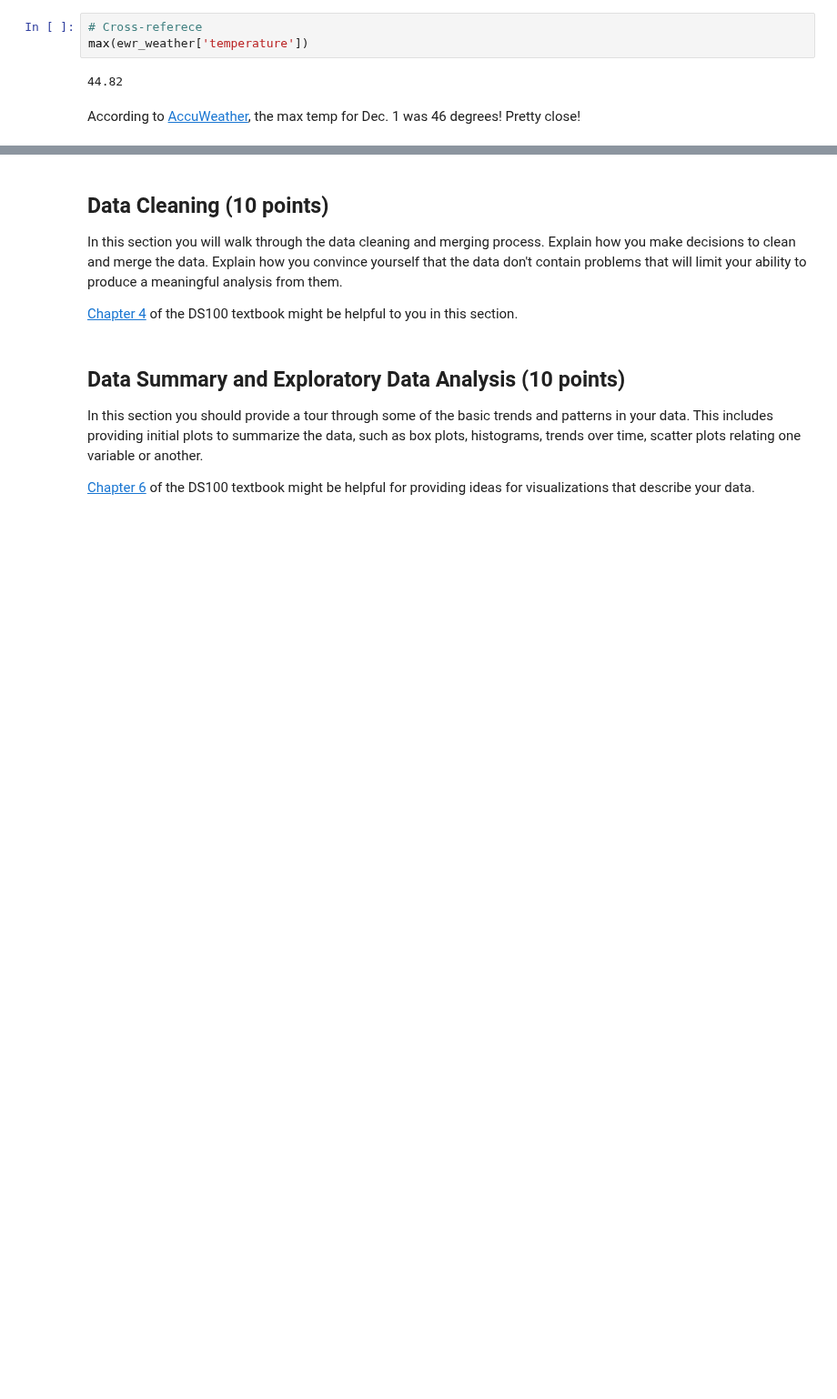
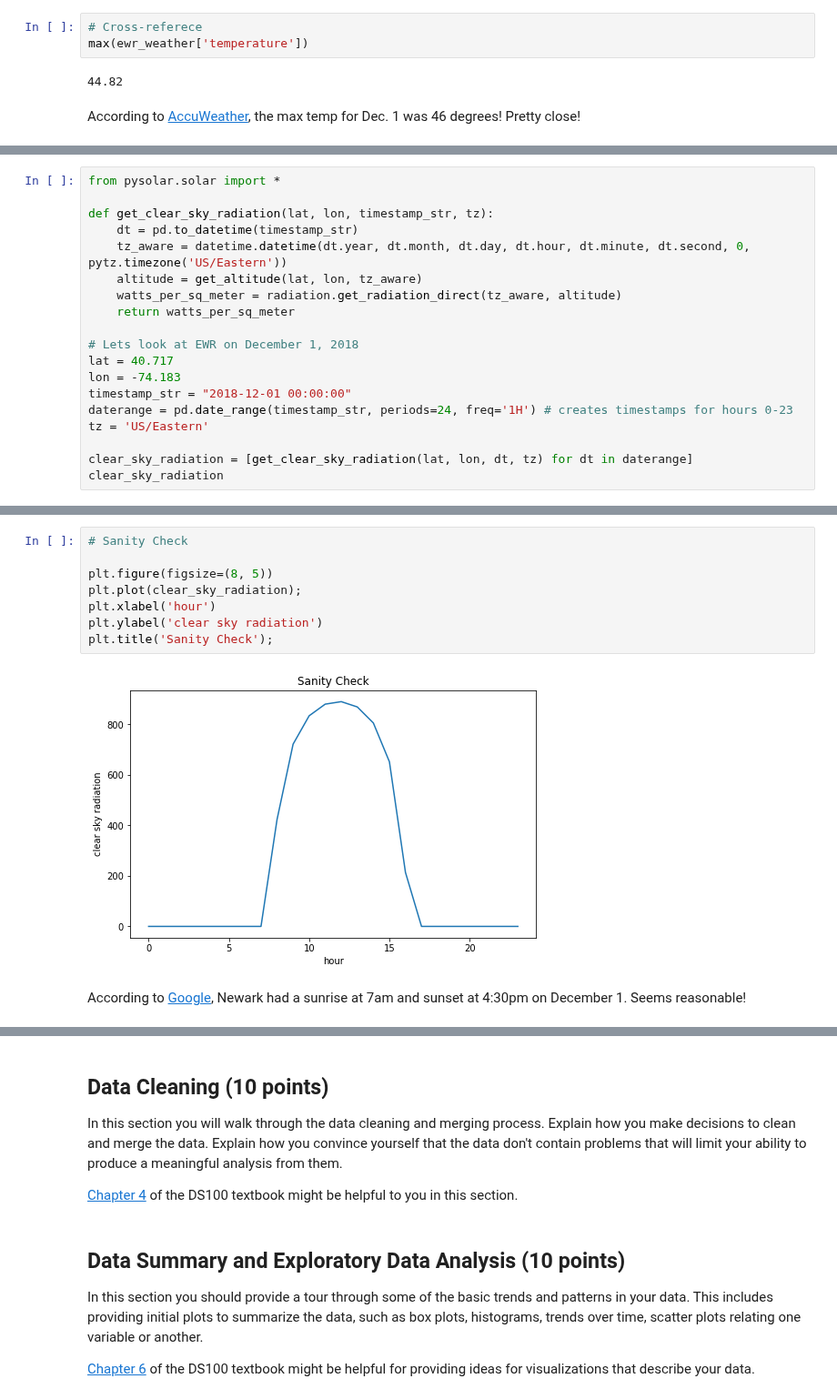
Before and after one commit to jackcsullivan/ER190C_final_proj, a Jupyter notebook: FinalProject.ipynb, the cells around one changed output, grey strips where cells are left out. Shown at 91% size. Saved outputs shown, nothing was run; the diff lists cells and outputs as text; blank space fills up the shorter version.

```diff
--- a/FinalProject.ipynb
+++ b/FinalProject.ipynb
@@ -189,0 +193,19 @@ According to [AccuWeather](https://www.accuweather.com/en/us/newark-nj/07102/dec
+# %%
+from pysolar.solar import *
+
+def get_clear_sky_radiation(lat, lon, timestamp_str, tz):
+    dt = pd.to_datetime(timestamp_str)
+    tz_aware = datetime.datetime(dt.year, dt.month, dt.day, dt.hour, dt.minute, dt.second, 0, pytz.timezone('US/Eastern'))
+    altitude = get_altitude(lat, lon, tz_aware)
+    watts_per_sq_meter = radiation.get_radiation_direct(tz_aware, altitude)
+    return watts_per_sq_meter
+
+# Lets look at EWR on December 1, 2018
+lat = 40.717
+lon = -74.183
+timestamp_str = "2018-12-01 00:00:00"
+daterange = pd.date_range(timestamp_str, periods=24, freq='1H') # creates timestamps for hours 0-23
+tz = 'US/Eastern'
+
+clear_sky_radiation = [get_clear_sky_radiation(lat, lon, dt, tz) for dt in daterange]
+clear_sky_radiation
@@ -189,0 +240,12 @@ According to [AccuWeather](https://www.accuweather.com/en/us/newark-nj/07102/dec
+# %%
+# Sanity Check
+
+plt.figure(figsize=(8, 5))
+plt.plot(clear_sky_radiation);
+plt.xlabel('hour')
+plt.ylabel('clear sky radiation')
+plt.title('Sanity Check');
+# %% [output]
+[figure, added]
+# %% [markdown]
+According to [Google](https://www.google.com/search?q=sunrise+and+sunset+in+newark%2C+december+1&oq=sunrise+and+sunset+in+newark%2C+december+1&aqs=chrome..69i57.11039j0j4&sourceid=chrome&ie=UTF-8), Newark had a sunrise at 7am and sunset at 4:30pm on December 1. Seems reasonable!
```
Also changed, not shown: parts of 6 cells of this notebook, 2 other files.
